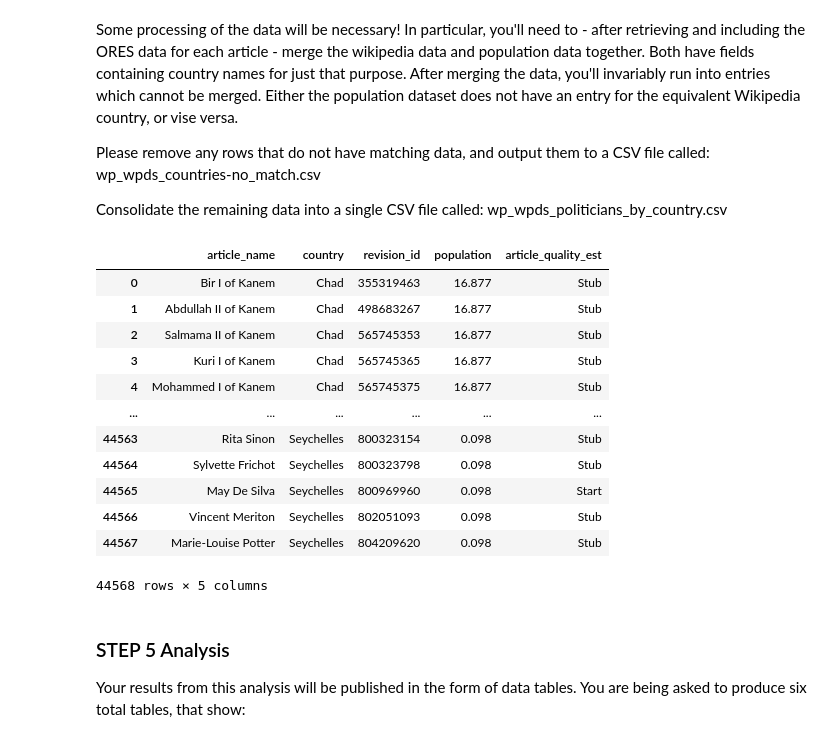
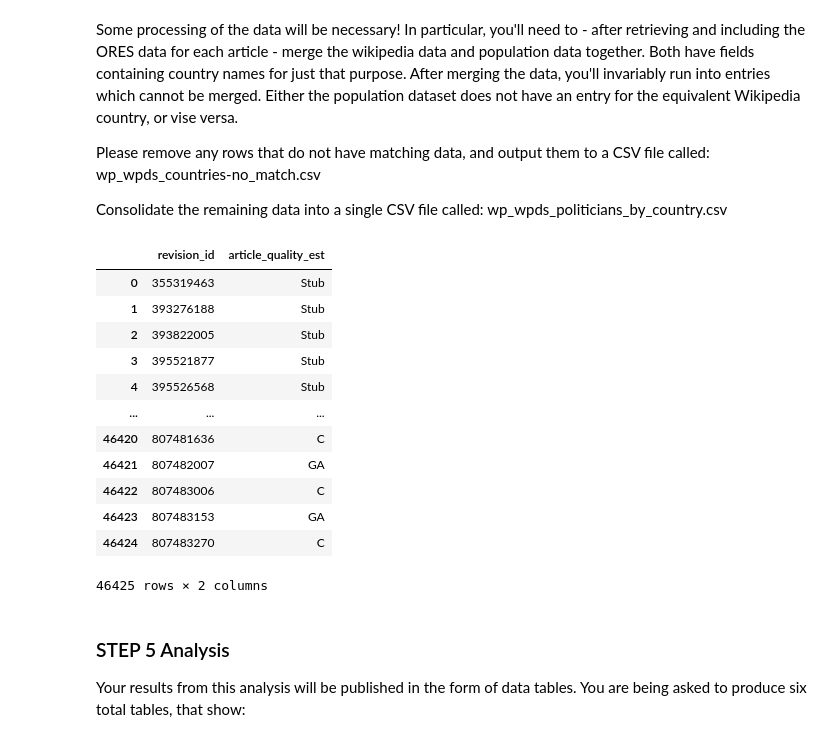
Before and after one commit to Poornima-Muthukumar/DATA512, a Jupyter notebook: data-512-a2/hcds-a2-bias.ipynb, the cells around one changed output. Saved outputs shown, nothing was run; the diff lists cells and outputs as text; code cells hidden in the pictures.

```diff
--- a/data-512-a2/hcds-a2-bias.ipynb
+++ b/data-512-a2/hcds-a2-bias.ipynb
@@ -237,6 +241,7 @@ AttributeError: module 'pandas' has no attribute 'dataFrame'
 print("Writing to file revid to quality mapping")
 revid_quality = pd.DataFrame([revids, predictions]).T
 revid_quality.columns = ['revision_id', 'article_quality_est']
+revid_quality.revision_id = revid_quality.revision_id.astype(int)
 revid_quality.to_csv('wikipedia-politician-article-quality.csv', index=False)
 
 
@@ -277,22 +282,22 @@ final_merged = final_merged.rename(index=str, columns={"page": "article_name", "
 
 final_merged_quality = final_merged.merge(revid_quality, on='revision_id')
 final_merged_quality.to_csv('wp_wpds_politicians_by_country.csv', index = False)
-# %%
-final_merged_quality
-# %% [output]
-|  | article_name | country | revision_id | population | article_quality_est |
-| 0 | Bir I of Kanem | Chad | 355319463 | 16.877 | Stub |
-| 1 | Abdullah II of Kanem | Chad | 498683267 | 16.877 | Stub |
-| 2 | Salmama II of Kanem | Chad | 565745353 | 16.877 | Stub |
-| 3 | Kuri I of Kanem | Chad | 565745365 | 16.877 | Stub |
-| 4 | Mohammed I of Kanem | Chad | 565745375 | 16.877 | Stub |
-| ... | ... | ... | ... | ... | ... |
-| 44563 | Rita Sinon | Seychelles | 800323154 | 0.098 | Stub |
-| 44564 | Sylvette Frichot | Seychelles | 800323798 | 0.098 | Stub |
-| 44565 | May De Silva | Seychelles | 800969960 | 0.098 | Start |
-| 44566 | Vincent Meriton | Seychelles | 802051093 | 0.098 | Stub |
-| 44567 | Marie-Louise Potter | Seychelles | 804209620 | 0.098 | Stub |
-44568 rows × 5 columns
+# %%
+revid_quality
+# %% [output]
+|  | revision_id | article_quality_est |
+| 0 | 355319463 | Stub |
+| 1 | 393276188 | Stub |
+| 2 | 393822005 | Stub |
+| 3 | 395521877 | Stub |
+| 4 | 395526568 | Stub |
+| ... | ... | ... |
+| 46420 | 807481636 | C |
+| 46421 | 807482007 | GA |
+| 46422 | 807483006 | C |
+| 46423 | 807483153 | GA |
+| 46424 | 807483270 | C |
+46425 rows × 2 columns
 # %% [markdown]
 ###  STEP 5 Analysis
 
```
Also changed, not shown: parts of 3 cells of this notebook.
